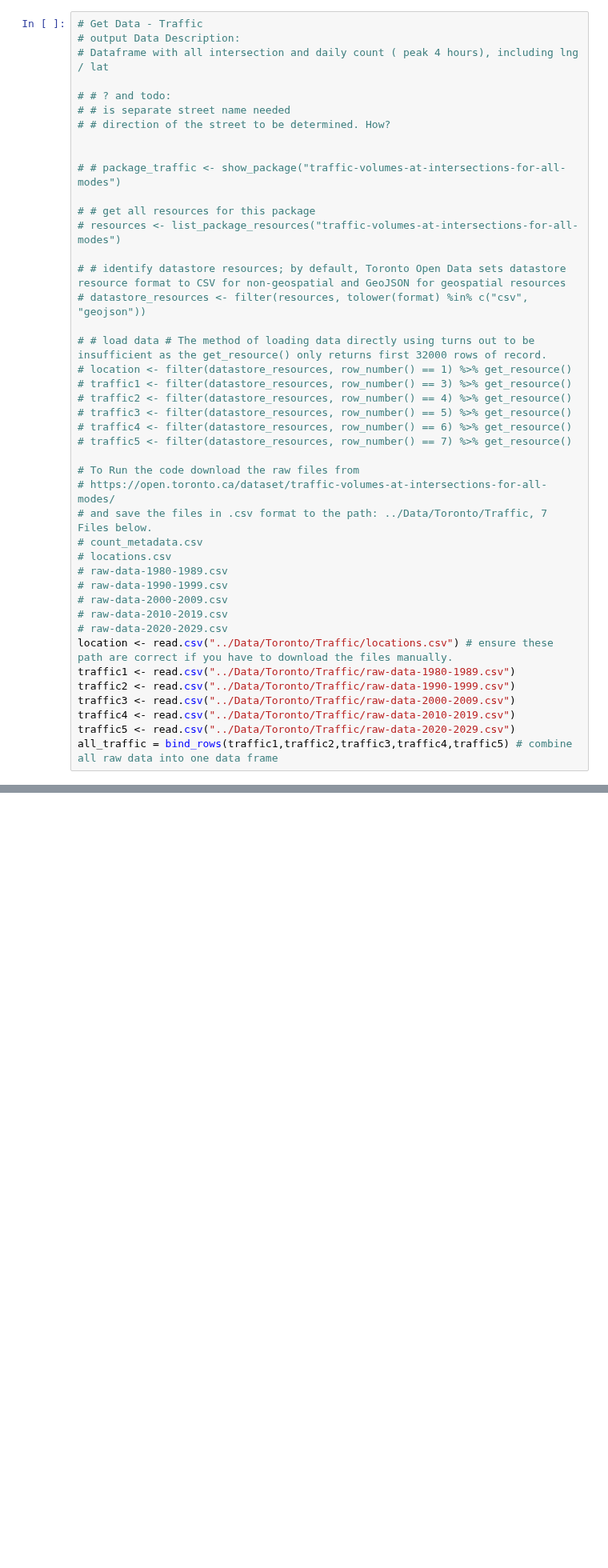
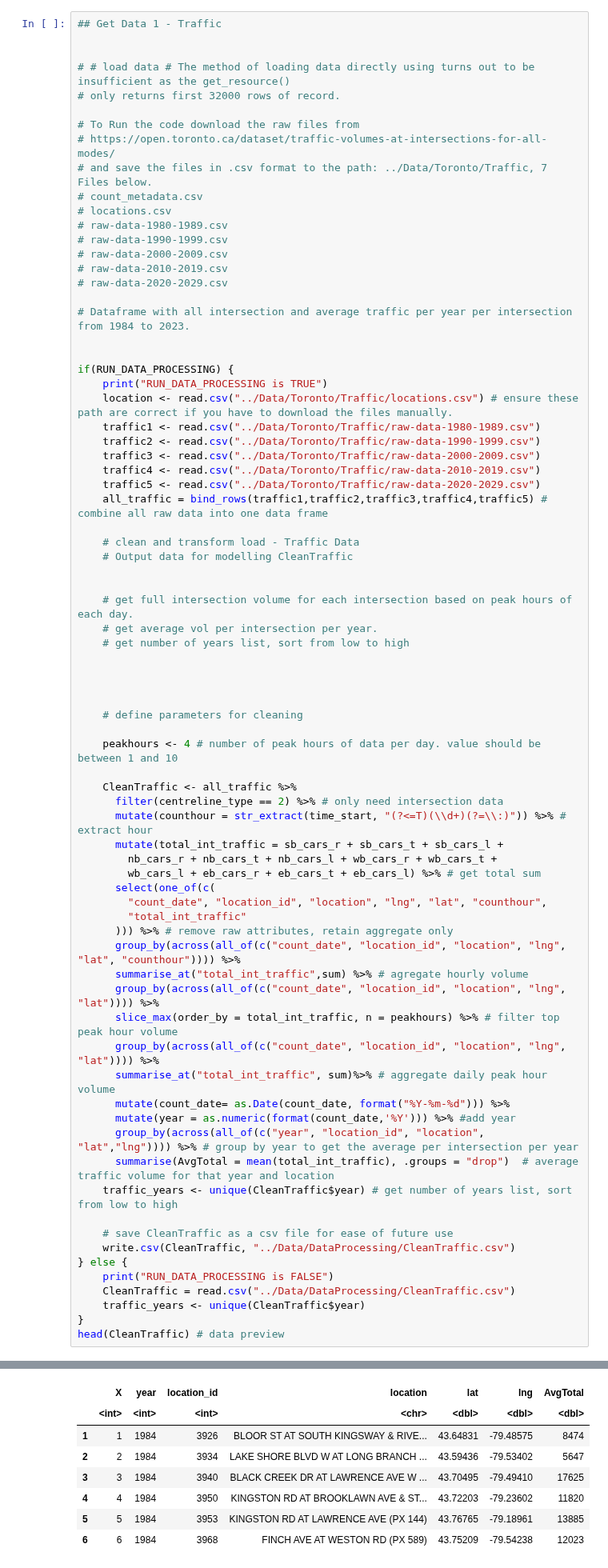
Before and after one commit to aayushi173/EV-Charging-Toronto, a Jupyter notebook: Code/EV Charging.ipynb, the cells around one changed output, grey strips where cells are left out. Shown at 80% size. Drawn from its saved outputs; the diff is of its cells as text; blank space fills up the shorter version.

```diff
--- a/Code/EV Charging.ipynb
+++ b/Code/EV Charging.ipynb
@@ -80,30 +29,11 @@ if(RUN_DATA_PROCESSING) {
 # %% [output]
 [1] "RUN_DATA_PROCESSING is FALSE"
 # %%
-# Get Data - Traffic
-# output Data Description:
-# Dataframe with all intersection and daily count ( peak 4 hours), including lng / lat
-
-# # ? and todo:
-# # is separate street name needed
-# # direction of the street to be determined. How?
+## Get Data 1 - Traffic
 
 
-# # package_traffic <- show_package("traffic-volumes-at-intersections-for-all-modes")
-
-# # get all resources for this package
-# resources <- list_package_resources("traffic-volumes-at-intersections-for-all-modes")
-
-# # identify datastore resources; by default, Toronto Open Data sets datastore resource format to CSV for non-geospatial and GeoJSON for geospatial resources
-# datastore_resources <- filter(resources, tolower(format) %in% c("csv", "geojson"))
-
-# # load data # The method of loading data directly using turns out to be insufficient as the get_resource() only returns first 32000 rows of record.
-# location <- filter(datastore_resources, row_number() == 1) %>% get_resource()
-# traffic1 <- filter(datastore_resources, row_number() == 3) %>% get_resource()
-# traffic2 <- filter(datastore_resources, row_number() == 4) %>% get_resource()
-# traffic3 <- filter(datastore_resources, row_number() == 5) %>% get_resource()
-# traffic4 <- filter(datastore_resources, row_number() == 6) %>% get_resource()
-# traffic5 <- filter(datastore_resources, row_number() == 7) %>% get_resource()
+# # load data # The method of loading data directly using turns out to be insufficient as the get_resource()
+# only returns first 32000 rows of record.
 
 # To Run the code download the raw files from
 # https://open.toronto.ca/dataset/traffic-volumes-at-intersections-for-all-modes/
@@ -115,10 +45,63 @@ if(RUN_DATA_PROCESSING) {
 # raw-data-2000-2009.csv
 # raw-data-2010-2019.csv
 # raw-data-2020-2029.csv
-location <- read.csv("../Data/Toronto/Traffic/locations.csv") # ensure these path are correct if you have to download the files manually.
-traffic1 <- read.csv("../Data/Toronto/Traffic/raw-data-1980-1989.csv")
-traffic2 <- read.csv("../Data/Toronto/Traffic/raw-data-1990-1999.csv")
-traffic3 <- read.csv("../Data/Toronto/Traffic/raw-data-2000-2009.csv")
-traffic4 <- read.csv("../Data/Toronto/Traffic/raw-data-2010-2019.csv")
-traffic5 <- read.csv("../Data/Toronto/Traffic/raw-data-2020-2029.csv")
-all_traffic = bind_rows(traffic1,traffic2,traffic3,traffic4,traffic5) # combine all raw data into one data frame
+
+# Dataframe with all intersection and average traffic per year per intersection from 1984 to 2023.
+
+
+if(RUN_DATA_PROCESSING) {
+    print("RUN_DATA_PROCESSING is TRUE")
+    location <- read.csv("../Data/Toronto/Traffic/locations.csv") # ensure these path are correct if you have to download the files manually.
+    traffic1 <- read.csv("../Data/Toronto/Traffic/raw-data-1980-1989.csv")
+    traffic2 <- read.csv("../Data/Toronto/Traffic/raw-data-1990-1999.csv")
+    traffic3 <- read.csv("../Data/Toronto/Traffic/raw-data-2000-2009.csv")
+    traffic4 <- read.csv("../Data/Toronto/Traffic/raw-data-2010-2019.csv")
+    traffic5 <- read.csv("../Data/Toronto/Traffic/raw-data-2020-2029.csv")
+    all_traffic = bind_rows(traffic1,traffic2,traffic3,traffic4,traffic5) # combine all raw data into one data frame
+
+    # clean and transform load - Traffic Data
+    # Output data for modelling CleanTraffic
+
+
+    # get full intersection volume for each intersection based on peak hours of each day.
+    # get average vol per intersection per year.
+    # get number of years list, sort from low to high
+
+
+
+
+    # define parameters for cleaning
+
+    peakhours <- 4 # number of peak hours of data per day. value should be between 1 and 10
+
+    CleanTraffic <- all_traffic %>%
+      filter(centreline_type == 2) %>% # only need intersection data
+      mutate(counthour = str_extract(time_start, "(?<=T)(\\d+)(?=\\:)")) %>% # extract hour
+      mutate(total_int_traffic = sb_cars_r + sb_cars_t + sb_cars_l +
+        nb_cars_r + nb_cars_t + nb_cars_l + wb_cars_r + wb_cars_t +
+        wb_cars_l + eb_cars_r + eb_cars_t + eb_cars_l) %>% # get total sum
+      select(one_of(c(
+        "count_date", "location_id", "location", "lng", "lat", "counthour",
+        "total_int_traffic"
+      ))) %>% # remove raw attributes, retain aggregate only
+      group_by(across(all_of(c("count_date", "location_id", "location", "lng", "lat", "counthour")))) %>%
+      summarise_at("total_int_traffic",sum) %>% # agregate hourly volume
+      group_by(across(all_of(c("count_date", "location_id", "location", "lng", "lat")))) %>%
+      slice_max(order_by = total_int_traffic, n = peakhours) %>% # filter top peak hour volume
+      group_by(across(all_of(c("count_date", "location_id", "location", "lng", "lat")))) %>%
+      summarise_at("total_int_traffic", sum)%>% # aggregate daily peak hour volume
+      mutate(count_date= as.Date(count_date, format("%Y-%m-%d"))) %>%
+      mutate(year = as.numeric(format(count_date,'%Y'))) %>% #add year
+      group_by(across(all_of(c("year", "location_id", "location", "lat","lng")))) %>% # group by year to get the average per intersection per year
+      summarise(AvgTotal = mean(total_int_traffic), .groups = "drop")  # average traffic volume for that year and location
+    traffic_years <- unique(CleanTraffic$year) # get number of years list, sort from low to high
+
+    # save CleanTraffic as a csv file for ease of future use
+    write.csv(CleanTraffic, "../Data/DataProcessing/CleanTraffic.csv")
+} else {
+    print("RUN_DATA_PROCESSING is FALSE")
+    CleanTraffic = read.csv("../Data/DataProcessing/CleanTraffic.csv")
+    traffic_years <- unique(CleanTraffic$year)
+}
+head(CleanTraffic) # data preview
+# %% [output]
@@ -124,0 +110,8 @@ all_traffic = bind_rows(traffic1,traffic2,traffic3,traffic4,traffic5) # combine
+|  | X | year | location_id | location | lat | lng | AvgTotal |
+|  | <int> | <int> | <int> | <chr> | <dbl> | <dbl> | <dbl> |
+| 1 | 1 | 1984 | 3926 | BLOOR ST AT SOUTH KINGSWAY & RIVE... | 43.64831 | -79.48575 | 8474 |
+| 2 | 2 | 1984 | 3934 | LAKE SHORE BLVD W AT LONG BRANCH ... | 43.59436 | -79.53402 | 5647 |
+| 3 | 3 | 1984 | 3940 | BLACK CREEK DR AT LAWRENCE AVE W ... | 43.70495 | -79.49410 | 17625 |
+| 4 | 4 | 1984 | 3950 | KINGSTON RD AT BROOKLAWN AVE & ST... | 43.72203 | -79.23602 | 11820 |
+| 5 | 5 | 1984 | 3953 | KINGSTON RD AT LAWRENCE AVE (PX 144) | 43.76765 | -79.18961 | 13885 |
+| 6 | 6 | 1984 | 3968 | FINCH AVE AT WESTON RD (PX 589) | 43.75209 | -79.54238 | 12023 |
```
Also changed, not shown: parts of 16 cells of this notebook, 6 other files.
